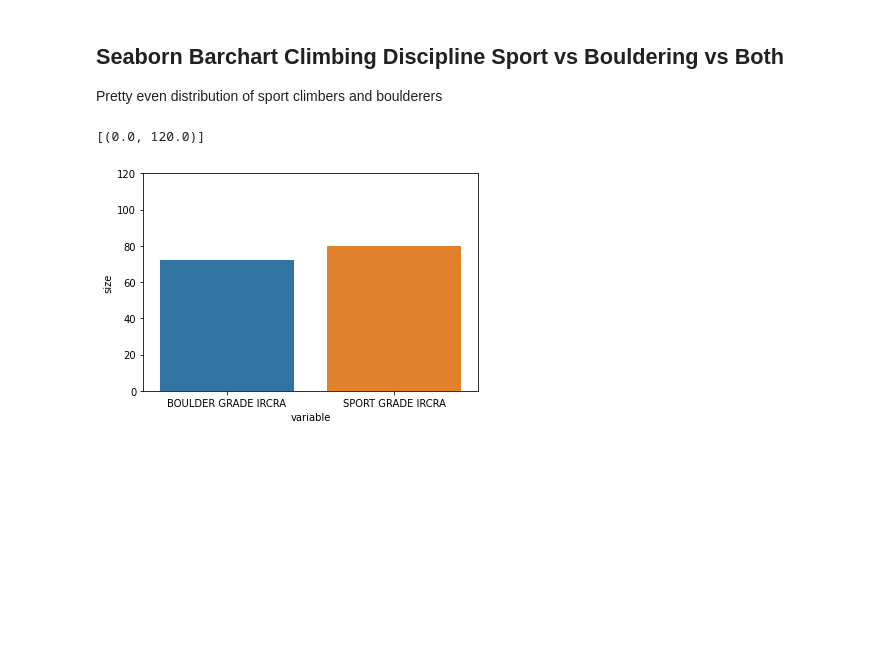
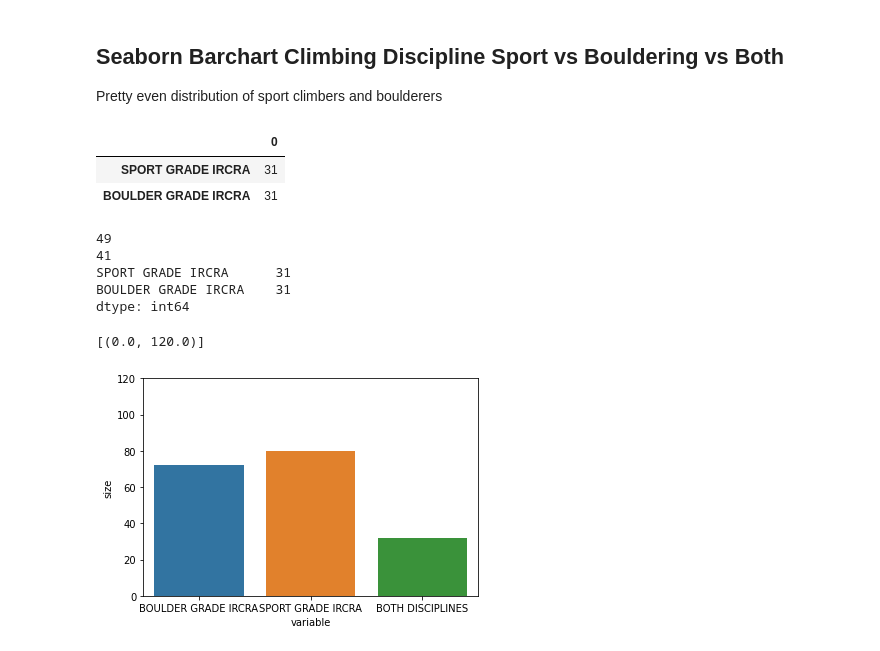
Before and after one commit to haokliao/Critical-Force-Visualization, a Jupyter notebook: EDA_001_notebook.ipynb, the cells around one changed output. Saved outputs shown, nothing was run; the diff lists cells and outputs as text; code cells hidden in the pictures; blank space fills up the shorter version.

Commit message:
2/19 Changes, fixing Both Disciplines chart

```diff
--- a/EDA_001_notebook.ipynb
+++ b/EDA_001_notebook.ipynb
@@ -113,17 +73,73 @@ Pretty even distribution of sport climbers and boulderers
 # %%
 # TO FIND VALUES FOR BOTH
 
-# dataframe[['SPORT GRADE IRCRA', 'BOULDER GRADE IRCRA']].dropna().count().to_frame()
+dataframe[['SPORT GRADE IRCRA', 'BOULDER GRADE IRCRA']].dropna().count().to_frame()
+# %% [output]
+|  | 0 |
+| SPORT GRADE IRCRA | 31 |
+| BOULDER GRADE IRCRA | 31 |
 # %%
 #Changed to original dataframe
 # dataframe[['SPORT GRADE IRCRA', 'BOULDER GRADE IRCRA']].count().plot(kind='bar',ylim=[0,120])
 
-disciplines_bar = pd.melt(dataframe[['#','SPORT GRADE IRCRA', 'BOULDER GRADE IRCRA']],id_vars="#").dropna()
-disciplines_bar = disciplines_bar.groupby(by='variable',as_index=False).size()
+# disciplines_bar = pd.melt(dataframe[['#','SPORT GRADE IRCRA', 'BOULDER GRADE IRCRA']],id_vars="#")
 
-ax3 = sns.barplot(data=disciplines_bar, x="variable", y="size")
-ax3.set(ylim=(0,120))
+# disciplines_bar = disciplines_bar.groupby(by='variable',as_index=False).size()
+
+# ax3 = sns.barplot(data=disciplines_bar, x="variable", y="size")
+# ax3.set(ylim=(0,120))
 #Set ylim to 120 honestly to make the graph pretty, and have upper limit of people
-# %% [output]
-[(0.0, 120.0)]
-[figure, removed]
+# %%
+# disciplines_bar = dataframe[['SPORT GRADE IRCRA', 'BOULDER GRADE IRCRA']].count()
+# # .plot(kind='bar',ylim=[0,120])
+# print(disciplines_bar)
+
+## just sport
+only_sport = dataframe['SPORT GRADE IRCRA'].notnull().count()
+boulder = dataframe['BOULDER GRADE IRCRA'].dropna().count()
+print(only_sport - boulder)
+
+#just bouldering
+only_boulder = dataframe['BOULDER GRADE IRCRA'].notnull().count()
+sport = dataframe['SPORT GRADE IRCRA'].dropna().count()
+print(only_boulder - sport)
+
+#both
+both_disc = dataframe[['SPORT GRADE IRCRA', 'BOULDER GRADE IRCRA']].dropna().count()
+print(both_disc)
+
+# dataframe['BOULDER GRADE IRCRA'].dropna()
+# print(bouldering.count())
+
+#  49 values for values that are specifically sport
+#  41 values for just bouldering
+#  31 values for both
+# %% [output]
+49
+41
+SPORT GRADE IRCRA      31
+BOULDER GRADE IRCRA    31
+dtype: int64
+# %%
+#Create a dataframe disciplines, so I can more easily work with pandas through that data ((Yes I know Enrico))
+#Melt the data. Melt leaves some of the identifies and creates columns variable and value which we need to plot this chart.
+
+disciplines_df= dataframe[['#','SPORT GRADE IRCRA', 'BOULDER GRADE IRCRA']]
+disciplines_bar = pd.melt(disciplines_df,id_vars="#").dropna()
+disciplines_bar = disciplines_bar.groupby(by='variable',as_index=False).size()
+
+
+### Specifically placed the values here so that they would bypass the groupby and drop.
+
+both_df = pd.DataFrame({"variable":['BOTH DISCIPLINES'], "size":[31]})
+both = disciplines_bar.append(both_df, ignore_index=True)
+
+
+ax3 = sns.barplot(data=both, x="variable", y="size")
+ax3.set(ylim=(0,120))
+
+# ax3 = sns.barplot(data=disciplines_bar, x="variable", y="size")
+# ax3.set(ylim=(0,120))
+# %% [output]
+[(0.0, 120.0)]
+[figure, added]
```
Also changed, not shown: parts of 8 cells of this notebook, 1 other file.
